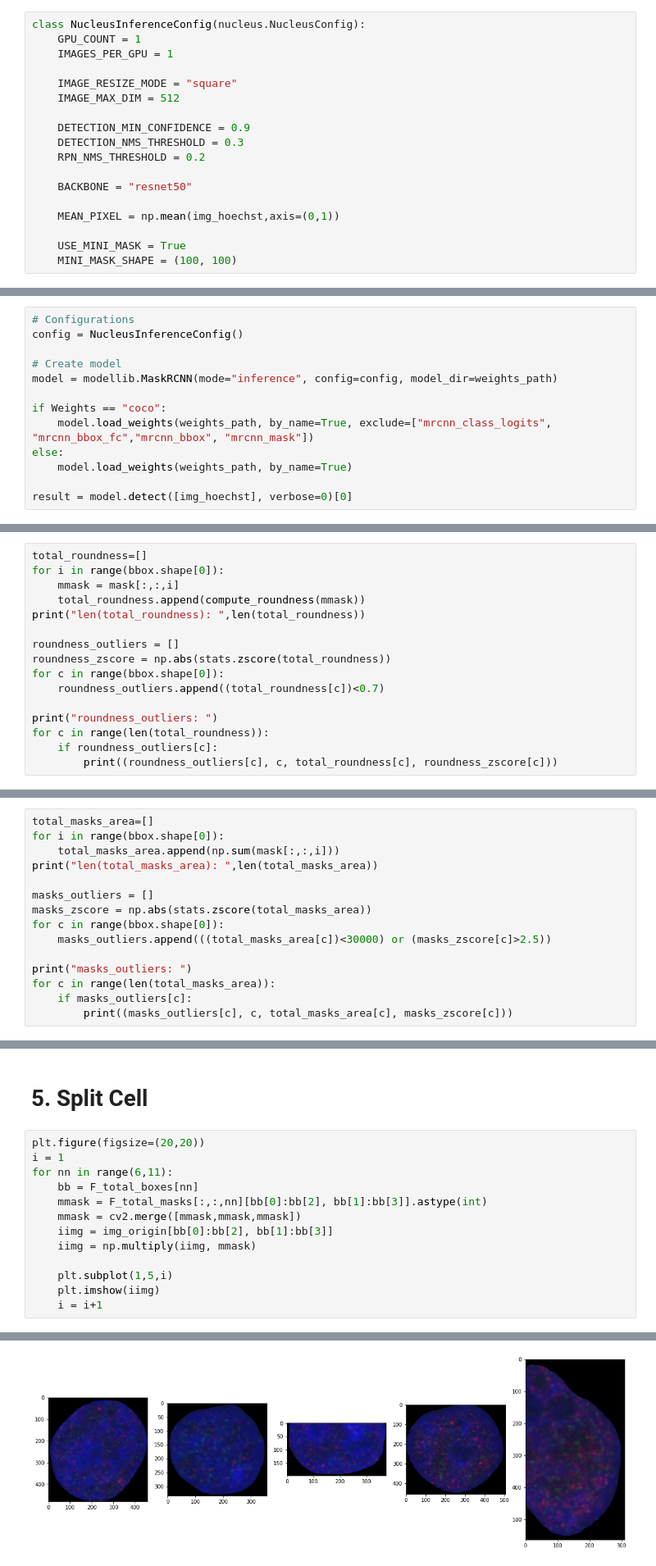
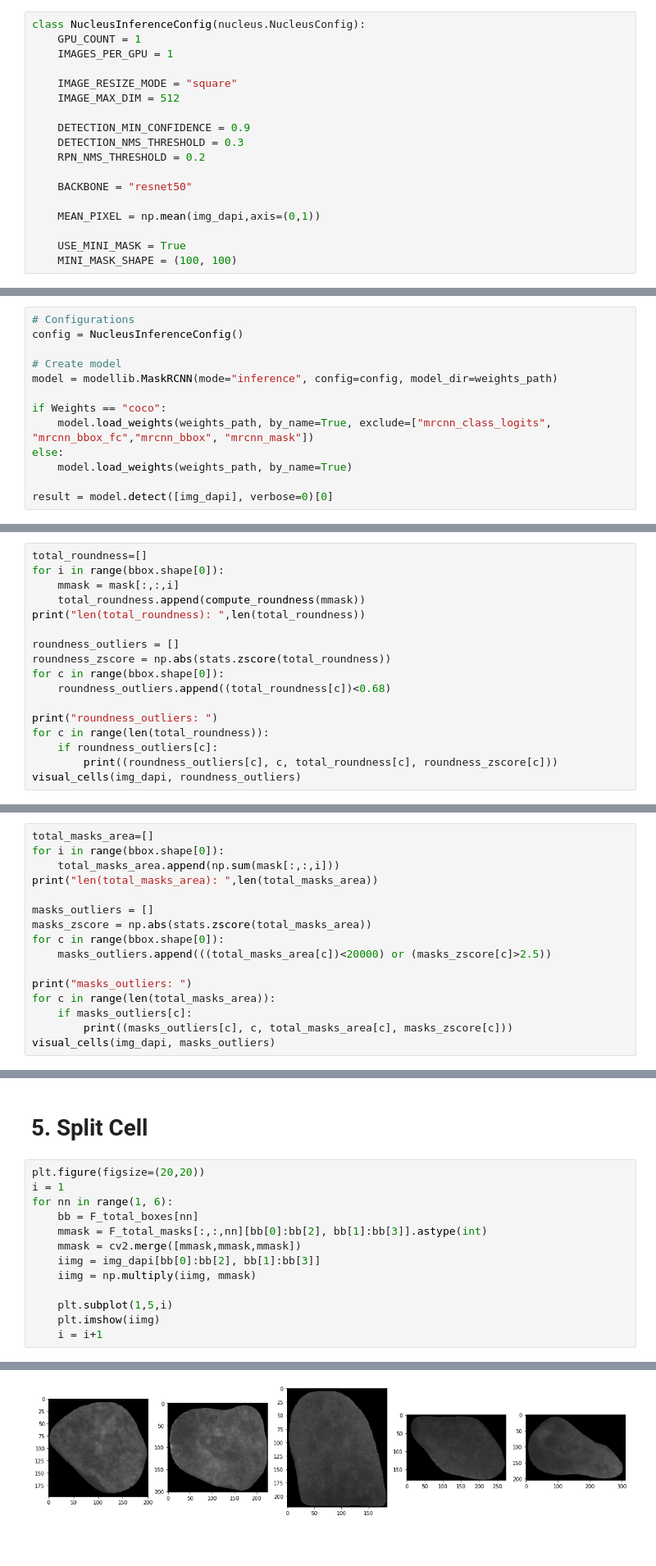
Before and after one commit to dddogwang/Rettsyndrome, a Jupyter notebook: Segmentation/tf_maskrcnn_cell.ipynb, the cells around one changed output, grey strips where cells are left out. Shown at 82% size. Saved outputs shown, nothing was run; the diff lists cells and outputs as text; blank space fills up the shorter version.

```diff
--- a/Segmentation/tf_maskrcnn_cell.ipynb
+++ b/Segmentation/tf_maskrcnn_cell.ipynb
@@ -167,7 +132,7 @@ class NucleusInferenceConfig(nucleus.NucleusConfig):
 
     BACKBONE = "resnet50"
 
-    MEAN_PIXEL = np.mean(img_hoechst,axis=(0,1))
+    MEAN_PIXEL = np.mean(img_dapi,axis=(0,1))
 
     USE_MINI_MASK = True
     MINI_MASK_SHAPE = (100, 100)
@@ -203,5 +168,5 @@ if Weights == "coco":
 else:
     model.load_weights(weights_path, by_name=True)
 
-result = model.detect([img_hoechst], verbose=0)[0]
+result = model.detect([img_dapi], verbose=0)[0]
 # %%
@@ -243,10 +228,11 @@ print("len(total_roundness): ",len(total_roundness))
 roundness_outliers = []
 roundness_zscore = np.abs(stats.zscore(total_roundness))
 for c in range(bbox.shape[0]):
-    roundness_outliers.append((total_roundness[c])<0.7)
+    roundness_outliers.append((total_roundness[c])<0.68)
 
 print("roundness_outliers: ")
 for c in range(len(total_roundness)):
     if roundness_outliers[c]:
         print((roundness_outliers[c], c, total_roundness[c], roundness_zscore[c]))
+visual_cells(img_dapi, roundness_outliers)
 # %% [output]
@@ -273,10 +258,11 @@ print("len(total_masks_area): ",len(total_masks_area))
 masks_outliers = []
 masks_zscore = np.abs(stats.zscore(total_masks_area))
 for c in range(bbox.shape[0]):
-    masks_outliers.append(((total_masks_area[c])<30000) or (masks_zscore[c]>2.5))
+    masks_outliers.append(((total_masks_area[c])<20000) or (masks_zscore[c]>2.5))
 
 print("masks_outliers: ")
 for c in range(len(total_masks_area)):
     if masks_outliers[c]:
         print((masks_outliers[c], c, total_masks_area[c], masks_zscore[c]))
+visual_cells(img_dapi, masks_outliers)
 # %% [output]
@@ -357,11 +355,11 @@ for nn in range(1,6):
 # %%
 plt.figure(figsize=(20,20))
 i = 1
-for nn in range(6,11):
+for nn in range(1, 6):
     bb = F_total_boxes[nn]
     mmask = F_total_masks[:,:,nn][bb[0]:bb[2], bb[1]:bb[3]].astype(int)
     mmask = cv2.merge([mmask,mmask,mmask])
-    iimg = img_origin[bb[0]:bb[2], bb[1]:bb[3]]
+    iimg = img_dapi[bb[0]:bb[2], bb[1]:bb[3]]
     iimg = np.multiply(iimg, mmask)
 
     plt.subplot(1,5,i)
@@ -373,2 +369,2 @@ Clipping input data to the valid range for imshow with RGB data ([0..1] for floa
-[figure, old version]
+[figure, new version]
 # %%
```
Also changed, not shown: parts of 20 cells of this notebook, 18 other files.
